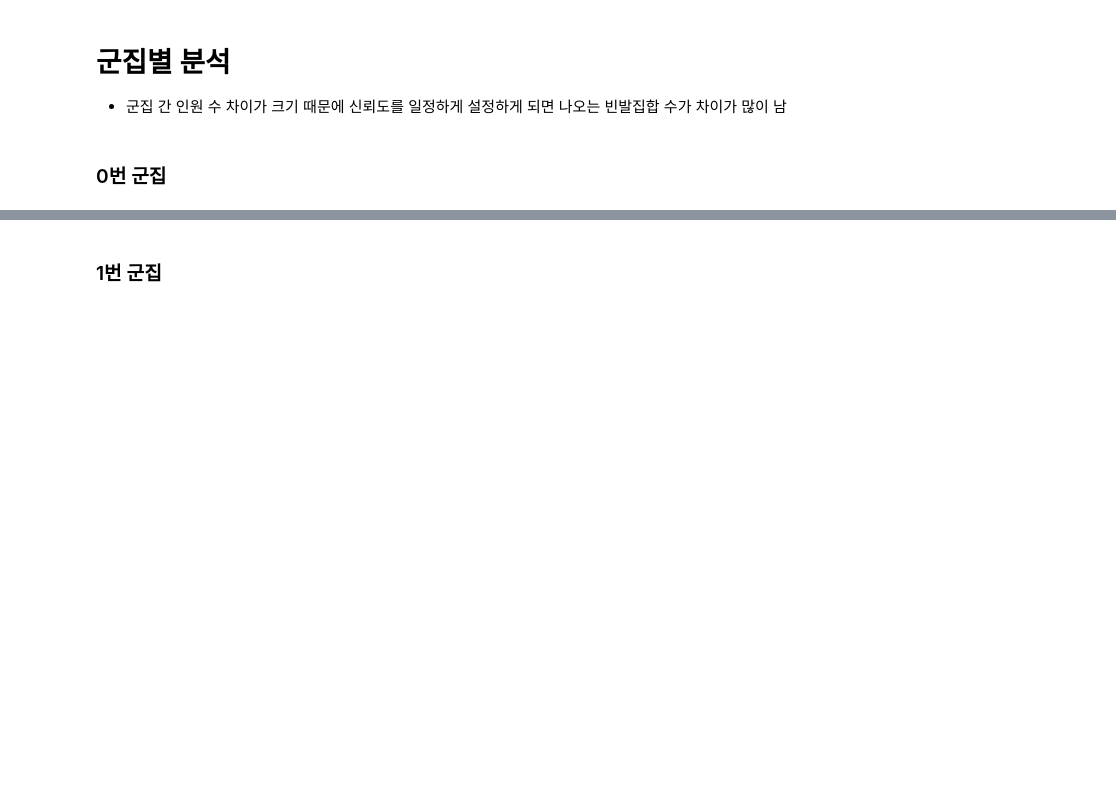
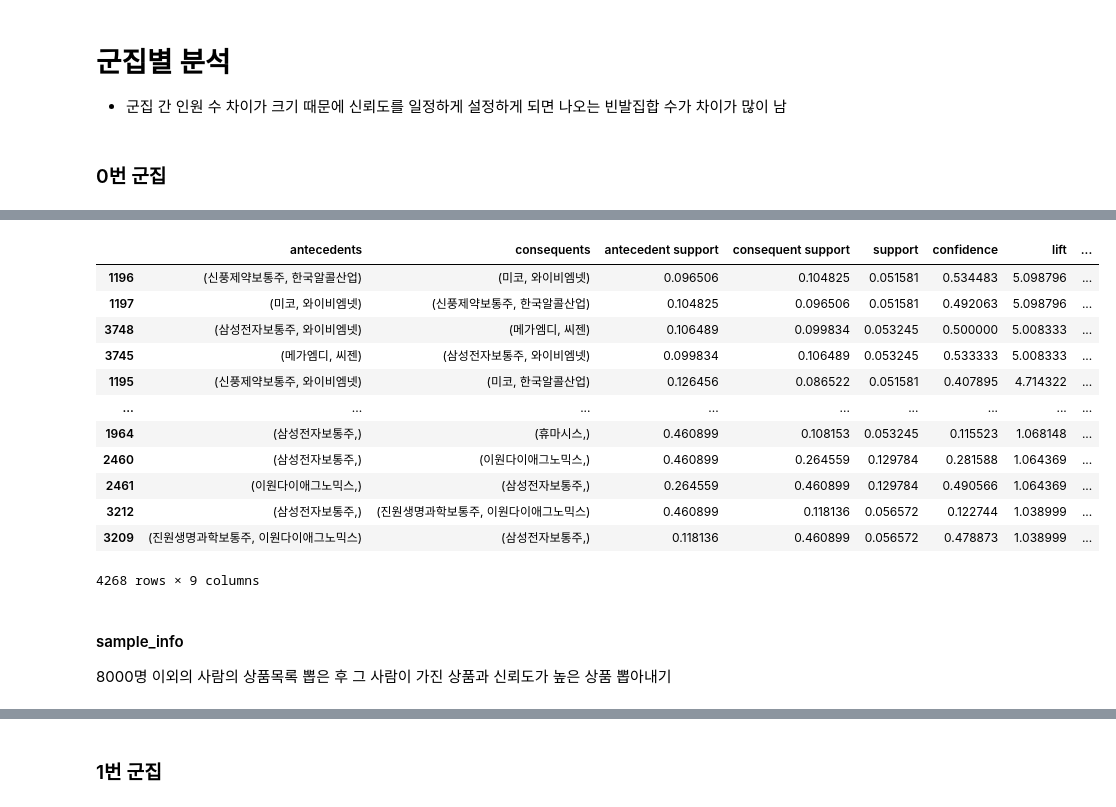
Before and after one commit to christine127/Portfolio_Recommendation_Project, a Jupyter notebook: 알고리즘.ipynb, the cells around one changed output, grey strips where cells are left out. Cells and saved outputs as stored; diff of their text form; code cells hidden in the pictures; blank space fills up the shorter version.

```diff
--- a/알고리즘.ipynb
+++ b/알고리즘.ipynb
@@ -233,0 +313,19 @@ fp_0.sort_values('support',ascending =False)
+# %%
+rules.sort_values('lift', ascending=False)
+# %% [output]
+|  | antecedents | consequents | antecedent support | consequent support | support | confidence | lift | ... |
+| 1196 | (신풍제약보통주, 한국알콜산업) | (미코, 와이비엠넷) | 0.096506 | 0.104825 | 0.051581 | 0.534483 | 5.098796 | ... |
+| 1197 | (미코, 와이비엠넷) | (신풍제약보통주, 한국알콜산업) | 0.104825 | 0.096506 | 0.051581 | 0.492063 | 5.098796 | ... |
+| 3748 | (삼성전자보통주, 와이비엠넷) | (메가엠디, 씨젠) | 0.106489 | 0.099834 | 0.053245 | 0.500000 | 5.008333 | ... |
+| 3745 | (메가엠디, 씨젠) | (삼성전자보통주, 와이비엠넷) | 0.099834 | 0.106489 | 0.053245 | 0.533333 | 5.008333 | ... |
+| 1195 | (신풍제약보통주, 와이비엠넷) | (미코, 한국알콜산업) | 0.126456 | 0.086522 | 0.051581 | 0.407895 | 4.714322 | ... |
+| ... | ... | ... | ... | ... | ... | ... | ... | ... |
+| 1964 | (삼성전자보통주,) | (휴마시스,) | 0.460899 | 0.108153 | 0.053245 | 0.115523 | 1.068148 | ... |
+| 2460 | (삼성전자보통주,) | (이원다이애그노믹스,) | 0.460899 | 0.264559 | 0.129784 | 0.281588 | 1.064369 | ... |
+| 2461 | (이원다이애그노믹스,) | (삼성전자보통주,) | 0.264559 | 0.460899 | 0.129784 | 0.490566 | 1.064369 | ... |
+| 3212 | (삼성전자보통주,) | (진원생명과학보통주, 이원다이애그노믹스) | 0.460899 | 0.118136 | 0.056572 | 0.122744 | 1.038999 | ... |
+| 3209 | (진원생명과학보통주, 이원다이애그노믹스) | (삼성전자보통주,) | 0.118136 | 0.460899 | 0.056572 | 0.478873 | 1.038999 | ... |
+4268 rows × 9 columns
+# %% [markdown]
+#### sample_info
+8000명 이외의 사람의 상품목록 뽑은 후 그 사람이 가진 상품과 신뢰도가 높은 상품 뽑아내기
```
Also changed, not shown: parts of 15 cells of this notebook.
